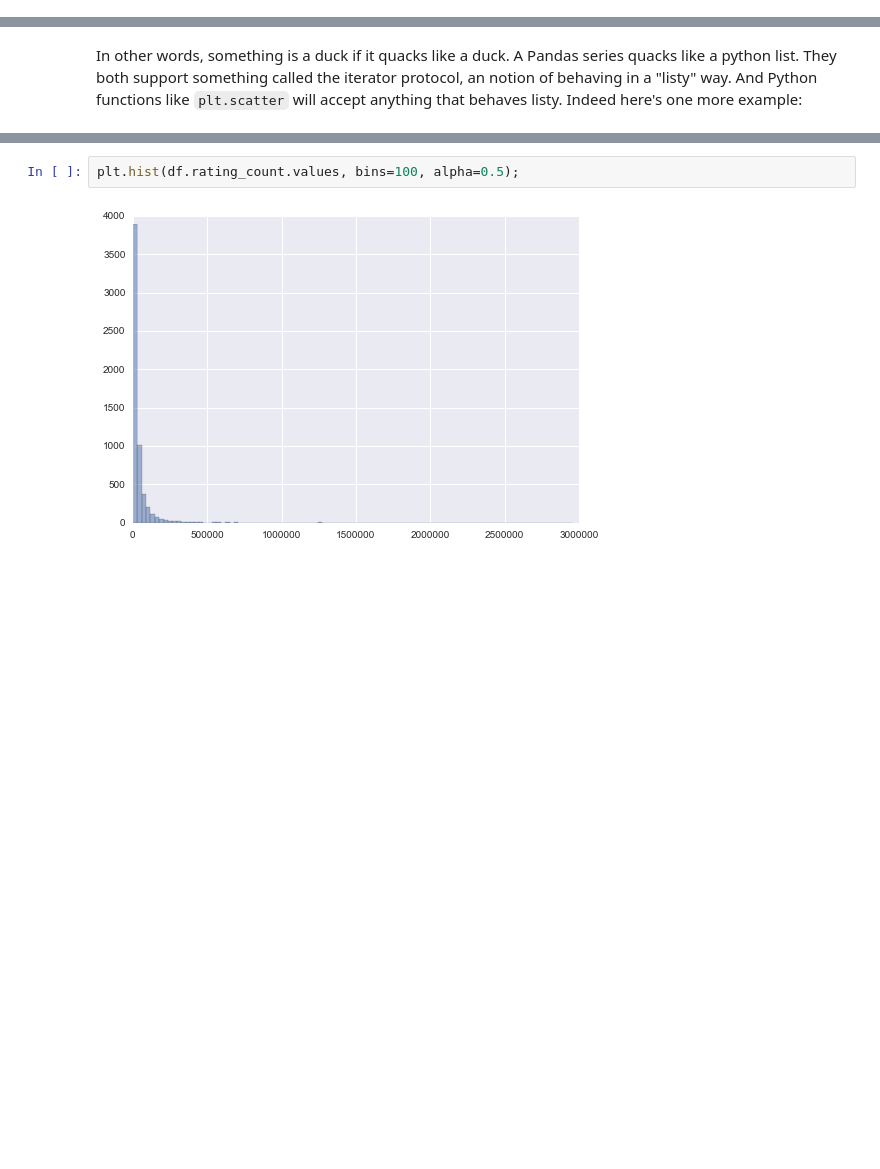
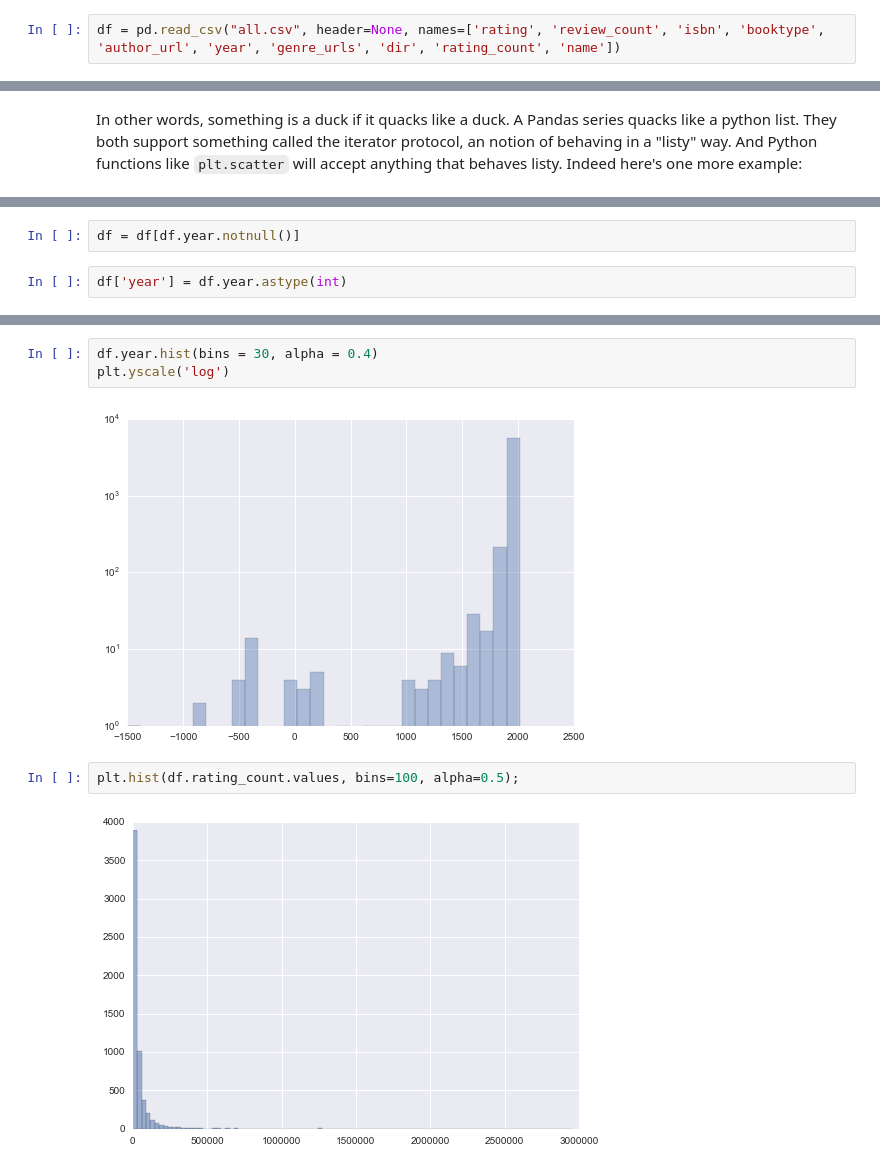
Before and after one commit to cchen2018/2015lab1, a Jupyter notebook: Lab1-pythonpandas.ipynb, the cells around one changed output, grey strips where cells are left out. Drawn from its saved outputs; the diff is of its cells as text; blank space fills up the shorter version.

```diff
--- a/Lab1-pythonpandas.ipynb
+++ b/Lab1-pythonpandas.ipynb
@@ -420,0 +428,2 @@ SyntaxError: invalid syntax (<ipython-input-58-4eeaf395a6b1>, line 1)
+# %%
+df = pd.read_csv("all.csv", header=None, names=['rating', 'review_count', 'isbn', 'booktype', 'author_url', 'year', 'genre_urls', 'dir', 'rating_count', 'name'])
@@ -422,0 +461,4 @@ In other words, something is a duck if it quacks like a duck. A Pandas series qu
+# %%
+df = df[df.year.notnull()]
+# %%
+df['year'] = df.year.astype(int)
@@ -423,3 +479,8 @@ In other words, something is a duck if it quacks like a duck. A Pandas series qu
+# %%
+df.year.hist(bins = 30, alpha = 0.4)
+plt.yscale('log')
+# %% [output]
+[figure, added]
 # %%
 plt.hist(df.rating_count.values, bins=100, alpha=0.5);
 # %% [output]
```
Also changed, not shown: parts of 23 cells of this notebook.
